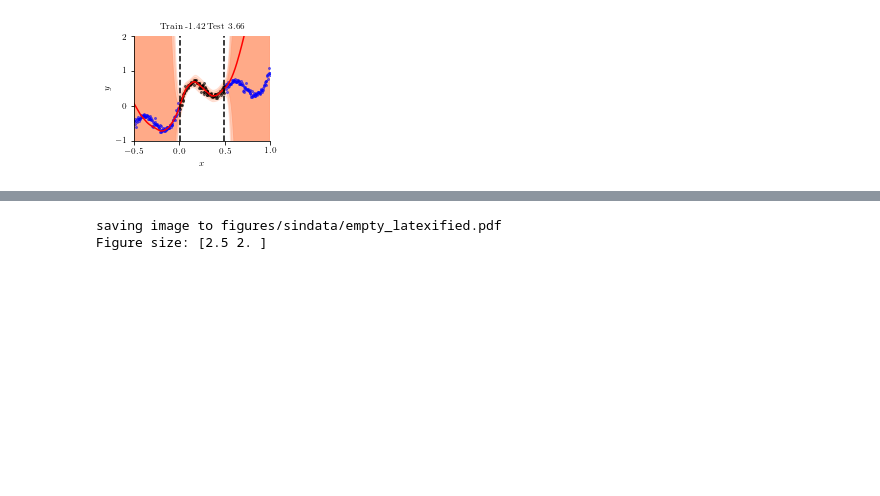
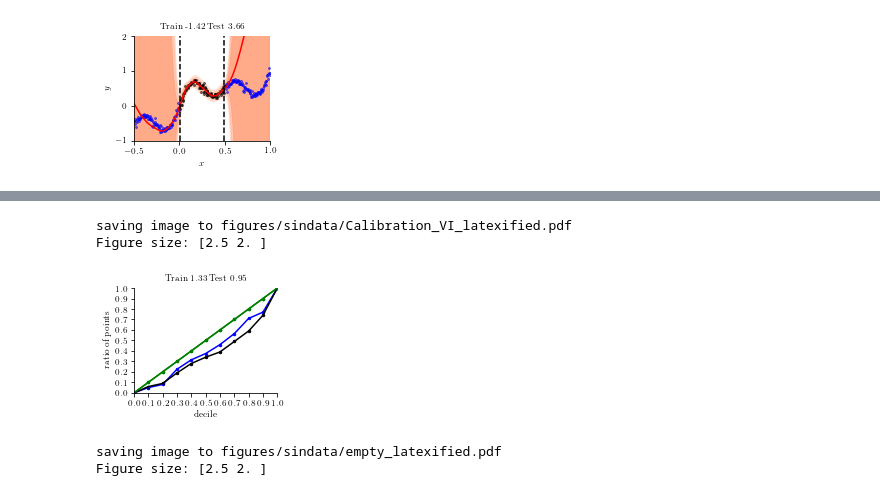
Before and after one commit to nipunbatra/bnn-zoo, a Jupyter notebook: notebooks/regression/sin_data_comparison.ipynb, the cells around one changed output, grey strips where cells are left out. Saved outputs shown, nothing was run; the diff lists cells and outputs as text; code cells hidden in the pictures; blank space fills up the shorter version.

```diff
--- a/notebooks/regression/sin_data_comparison.ipynb
+++ b/notebooks/regression/sin_data_comparison.ipynb
@@ -425,3 +458,17 @@ Figure size: [2.5 2. ]
+# %%
+fig, ax = plt.subplots(1)
+_, df_test = plot.calibration_regression(
+    mean_vi_test, sigma_vi_test, y_test, "Test", "blue", ax
+)
+_, df_train = plot.calibration_regression(
+    mean_vi_train, sigma_vi_train, y_train, "Train", "black", ax
+)
+ax.set_title(f"Train {errors.ace(df_train):.2f} Test {errors.ace(df_test):.2f}")
+savefig("Calibration_VI.pdf")
+# %% [output]
+saving image to figures/sindata/Calibration_VI_latexified.pdf
+Figure size: [2.5 2. ]
+[figure, added]
 # %%
 plt.plot()
 sns.despine()
```
Also changed, not shown: parts of 3 cells of this notebook, 2 other files.
